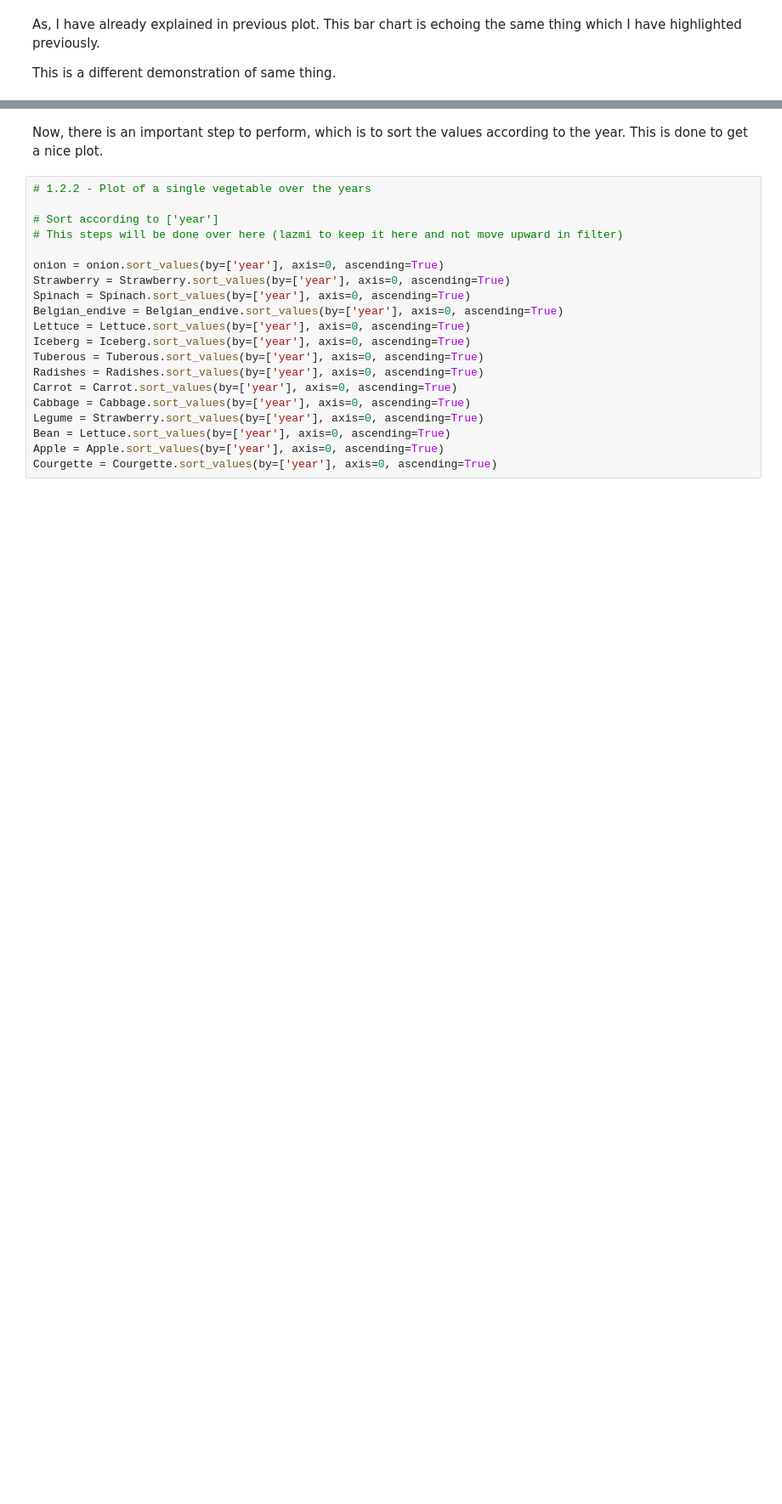
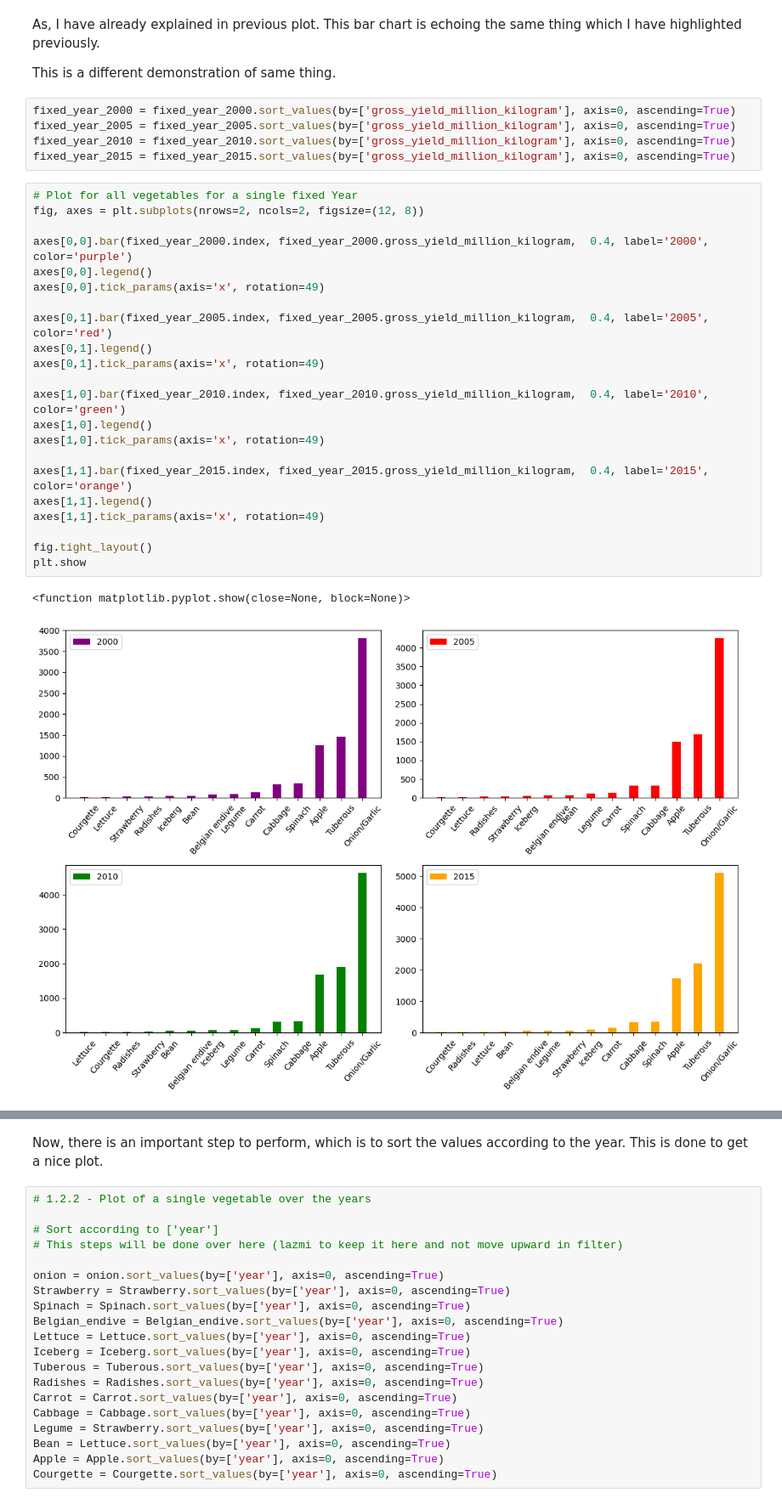
Before and after one commit to imbilalbutt/made-template-ws2324, a Jupyter notebook: project/report.ipynb, the cells around one changed output, grey strips where cells are left out. Shown at 85% size. Saved outputs shown, nothing was run; the diff lists cells and outputs as text; blank space fills up the shorter version.

```diff
--- a/project/report.ipynb
+++ b/project/report.ipynb
@@ -363,3 +332,33 @@ Object `## Method 2: works fine` not found.
 As, I have already explained in previous plot. This bar chart is echoing the same thing which I have highlighted previously.
 
 This is a different demonstration of same thing.
+# %%
+fixed_year_2000 = fixed_year_2000.sort_values(by=['gross_yield_million_kilogram'], axis=0, ascending=True)
+fixed_year_2005 = fixed_year_2005.sort_values(by=['gross_yield_million_kilogram'], axis=0, ascending=True)
+fixed_year_2010 = fixed_year_2010.sort_values(by=['gross_yield_million_kilogram'], axis=0, ascending=True)
+fixed_year_2015 = fixed_year_2015.sort_values(by=['gross_yield_million_kilogram'], axis=0, ascending=True)
+# %%
+# Plot for all vegetables for a single fixed Year
+fig, axes = plt.subplots(nrows=2, ncols=2, figsize=(12, 8))
+
+axes[0,0].bar(fixed_year_2000.index, fixed_year_2000.gross_yield_million_kilogram,  0.4, label='2000', color='purple')
+axes[0,0].legend()
+axes[0,0].tick_params(axis='x', rotation=49)
+
+axes[0,1].bar(fixed_year_2005.index, fixed_year_2005.gross_yield_million_kilogram,  0.4, label='2005', color='red')
+axes[0,1].legend()
+axes[0,1].tick_params(axis='x', rotation=49)
+
+axes[1,0].bar(fixed_year_2010.index, fixed_year_2010.gross_yield_million_kilogram,  0.4, label='2010', color='green')
+axes[1,0].legend()
+axes[1,0].tick_params(axis='x', rotation=49)
+
+axes[1,1].bar(fixed_year_2015.index, fixed_year_2015.gross_yield_million_kilogram,  0.4, label='2015', color='orange')
+axes[1,1].legend()
+axes[1,1].tick_params(axis='x', rotation=49)
+
+fig.tight_layout()
+plt.show
+# %% [output]
+<function matplotlib.pyplot.show(close=None, block=None)>
+[figure, new version]
```
Also changed, not shown: parts of 6 cells of this notebook.
